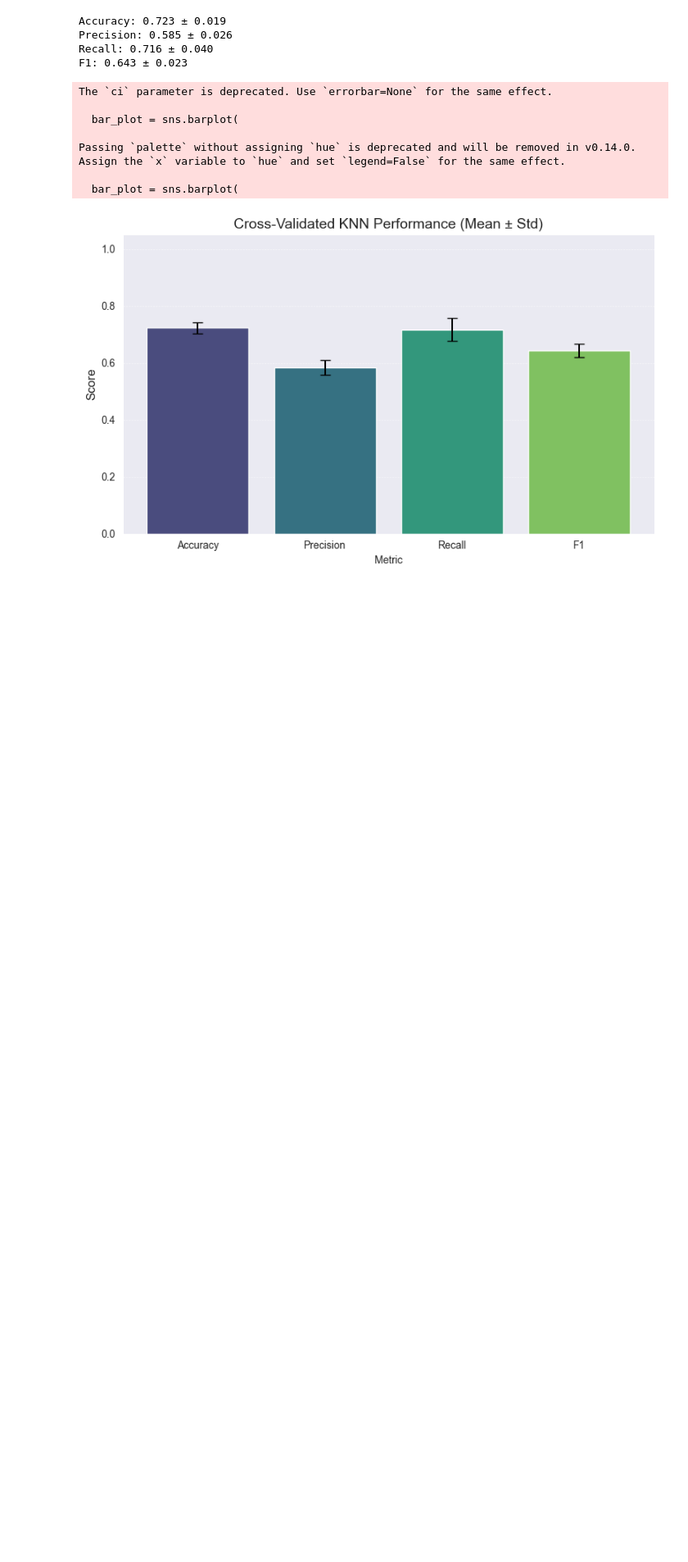
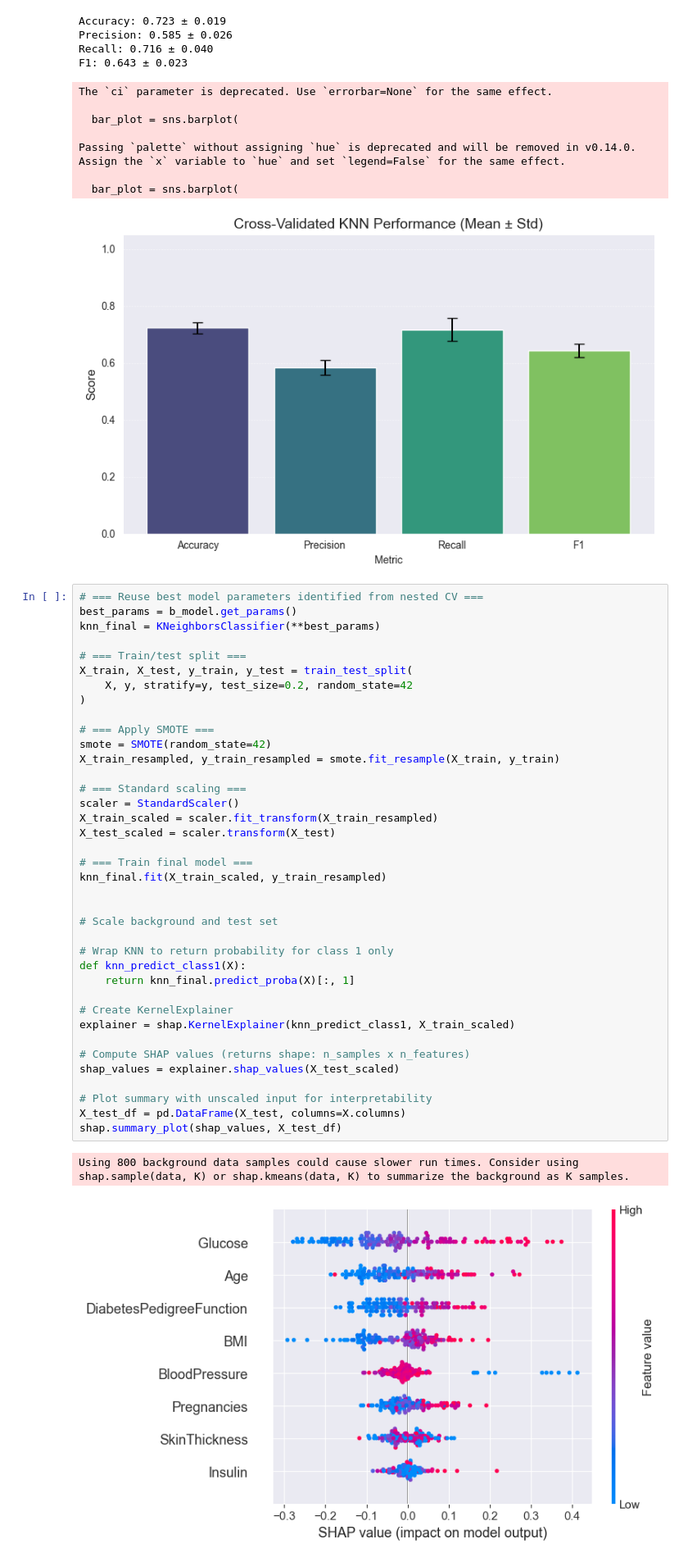
Before and after one commit to mettlrob/FoDS-Diabetes-Diagnosis, a Jupyter notebook: ML_Models/k_N_N/knn_1.2.ipynb, the cells around one changed output. Shown at 82% size. Cells and saved outputs as stored; diff of their text form; blank space fills up the shorter version.

Commit message:
Shape part done

```diff
--- a/ML_Models/k_N_N/knn_1.2.ipynb
+++ b/ML_Models/k_N_N/knn_1.2.ipynb
@@ -247,3 +251,44 @@ Passing `palette` without assigning `hue` is deprecated and will be removed in v
 
   bar_plot = sns.barplot(
 [figure]
+# %%
+# === Reuse best model parameters identified from nested CV ===
+best_params = b_model.get_params()
+knn_final = KNeighborsClassifier(**best_params)
+
+# === Train/test split ===
+X_train, X_test, y_train, y_test = train_test_split(
+    X, y, stratify=y, test_size=0.2, random_state=42
+)
+
+# === Apply SMOTE ===
+smote = SMOTE(random_state=42)
+X_train_resampled, y_train_resampled = smote.fit_resample(X_train, y_train)
+
+# === Standard scaling ===
+scaler = StandardScaler()
+X_train_scaled = scaler.fit_transform(X_train_resampled)
+X_test_scaled = scaler.transform(X_test)
+
+# === Train final model ===
+knn_final.fit(X_train_scaled, y_train_resampled)
+
+
+# Scale background and test set
+
+# Wrap KNN to return probability for class 1 only
+def knn_predict_class1(X):
+    return knn_final.predict_proba(X)[:, 1]
+
+# Create KernelExplainer
+explainer = shap.KernelExplainer(knn_predict_class1, X_train_scaled)
+
+# Compute SHAP values (returns shape: n_samples x n_features)
+shap_values = explainer.shap_values(X_test_scaled)
+
+# Plot summary with unscaled input for interpretability
+X_test_df = pd.DataFrame(X_test, columns=X.columns)
+shap.summary_plot(shap_values, X_test_df)
+# %% [output]
+Using 800 background data samples could cause slower run times. Consider using shap.sample(data, K) or shap.kmeans(data, K) to summarize the background as K samples.
+[figure, added]
```
Also changed, not shown: parts of 2 cells of this notebook.
